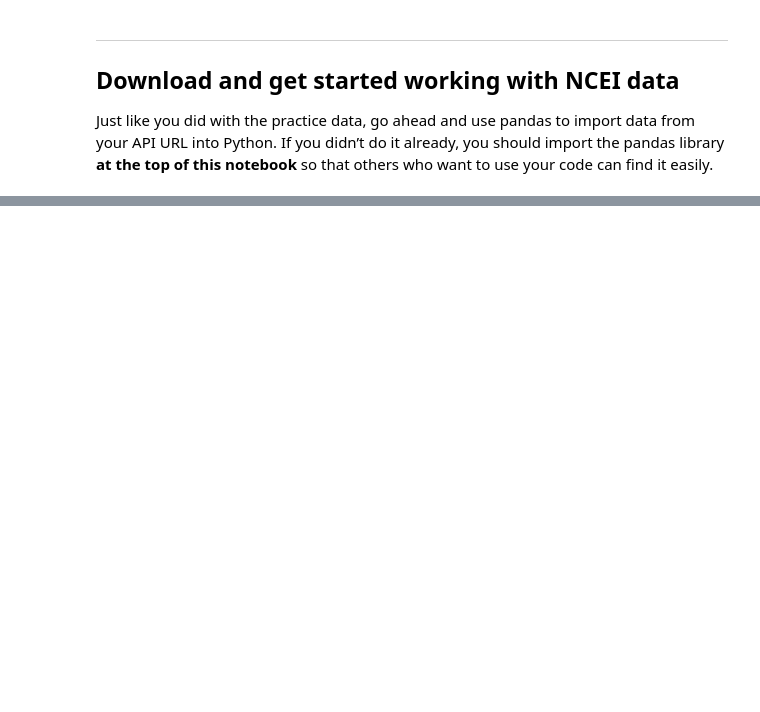
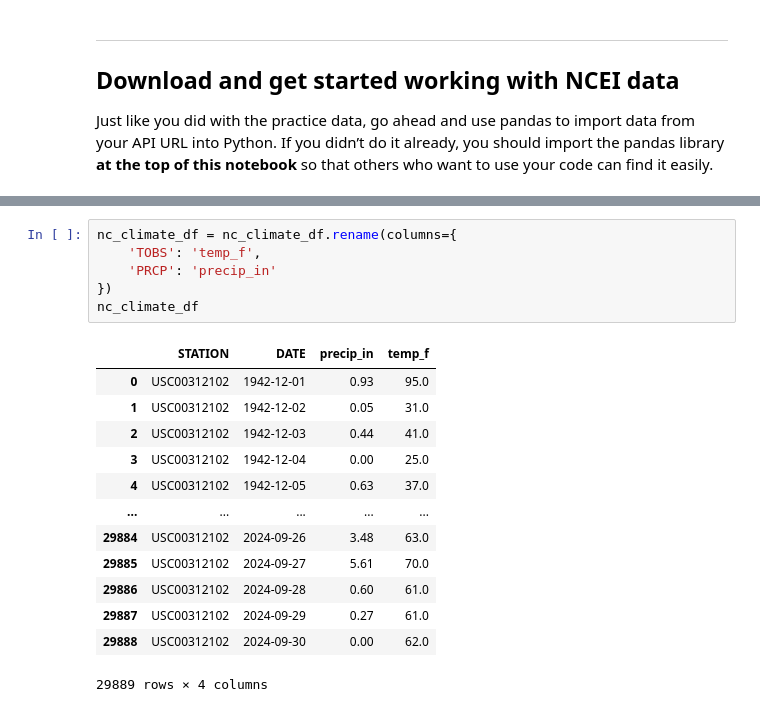
Before and after one commit to earthlab-education/climate-coding-challenge-BioNCphilic, a Jupyter notebook: notebooks/climate-coding-challenge/climate-10-portfolio-00-data-location.ipynb, the cells around one changed output, grey strips where cells are left out. Cells and saved outputs as stored; diff of their text form; blank space fills up the shorter version.

```diff
--- a/notebooks/climate-coding-challenge/climate-10-portfolio-00-data-location.ipynb
+++ b/notebooks/climate-coding-challenge/climate-10-portfolio-00-data-location.ipynb
@@ -113,0 +127,20 @@ AttributeError: module 'pandas' has no attribute 'read_cvs'
+# %%
+nc_climate_df = nc_climate_df.rename(columns={
+    'TOBS': 'temp_f',
+    'PRCP': 'precip_in'
+})
+nc_climate_df
+# %% [output]
+|  | STATION | DATE | precip_in | temp_f |
+| 0 | USC00312102 | 1942-12-01 | 0.93 | 95.0 |
+| 1 | USC00312102 | 1942-12-02 | 0.05 | 31.0 |
+| 2 | USC00312102 | 1942-12-03 | 0.44 | 41.0 |
+| 3 | USC00312102 | 1942-12-04 | 0.00 | 25.0 |
+| 4 | USC00312102 | 1942-12-05 | 0.63 | 37.0 |
+| ... | ... | ... | ... | ... |
+| 29884 | USC00312102 | 2024-09-26 | 3.48 | 63.0 |
+| 29885 | USC00312102 | 2024-09-27 | 5.61 | 70.0 |
+| 29886 | USC00312102 | 2024-09-28 | 0.60 | 61.0 |
+| 29887 | USC00312102 | 2024-09-29 | 0.27 | 61.0 |
+| 29888 | USC00312102 | 2024-09-30 | 0.00 | 62.0 |
+29889 rows × 4 columns
```
Also changed, not shown: parts of 6 cells of this notebook, 5 other files.
